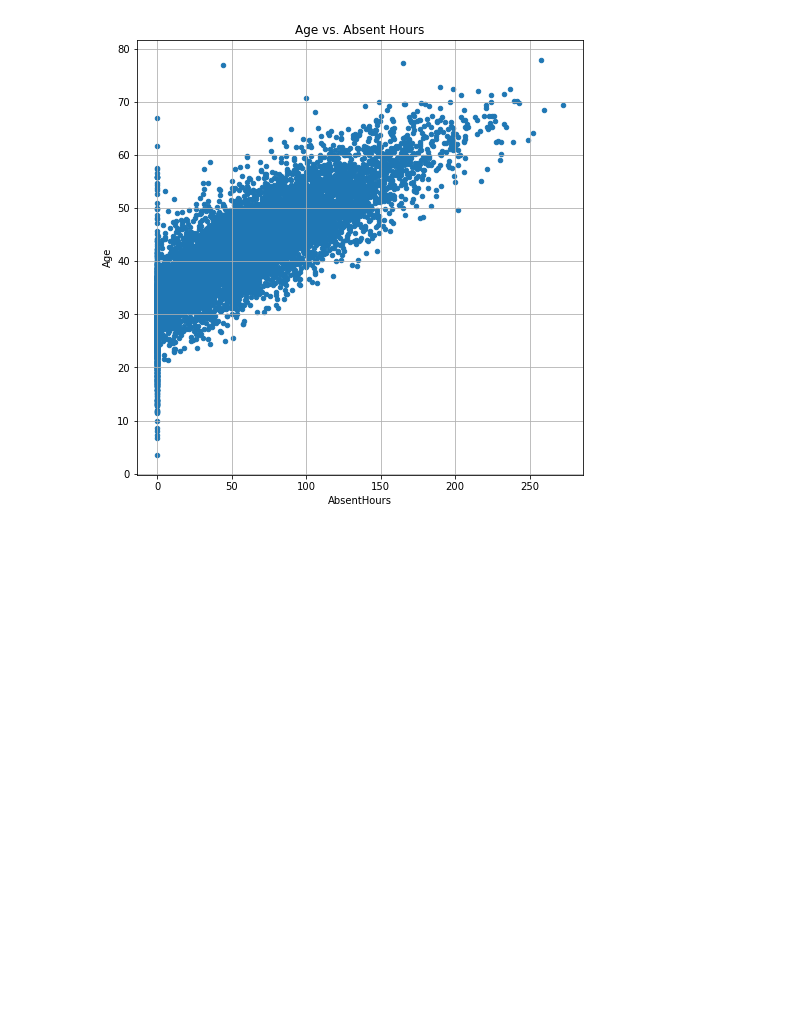
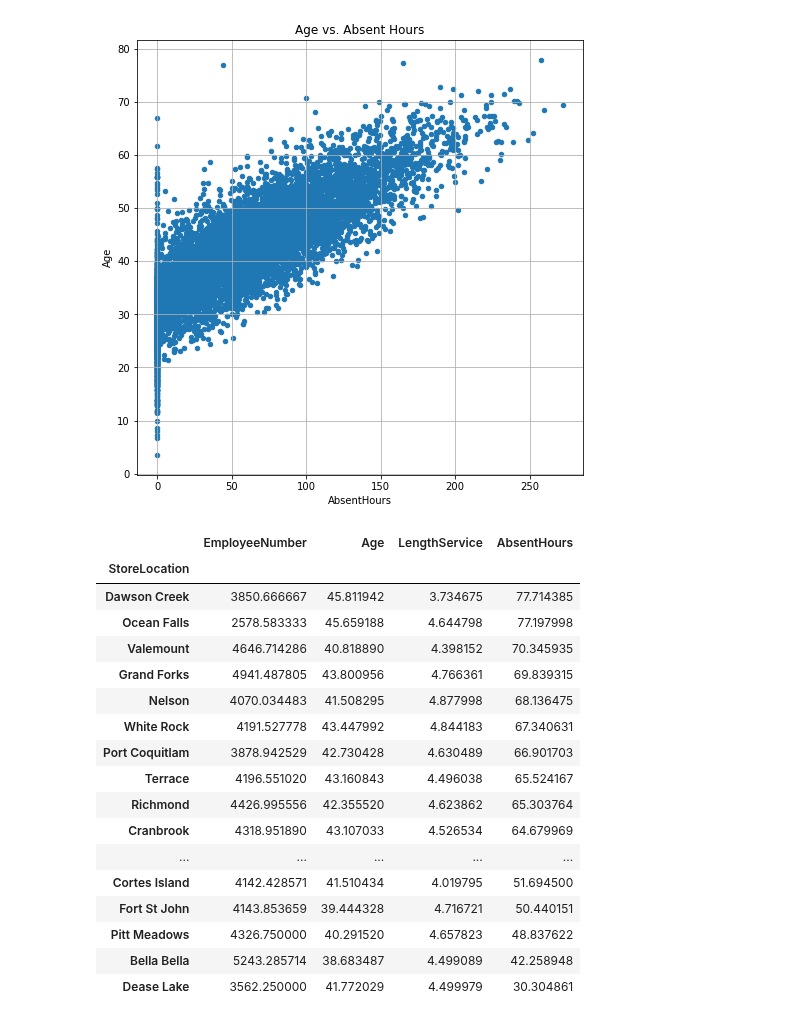
Before and after one commit to josephchancey/work-absenteeism, a Jupyter notebook: Notebooks/People_Analytics_Absenteeism.ipynb, the cells around one changed output. Drawn from its saved outputs; the diff is of its cells as text; code cells hidden in the pictures; blank space fills up the shorter version.

Commit message:
DataFrame store location averages

```diff
--- a/Notebooks/People_Analytics_Absenteeism.ipynb
+++ b/Notebooks/People_Analytics_Absenteeism.ipynb
@@ -89,3 +89,32 @@ df.plot(kind="scatter", x="AbsentHours", y="Age", grid=True, figsize=(8,8), titl
 # %% [output]
 <AxesSubplot:title={'center':'Age vs. Absent Hours'}, xlabel='AbsentHours', ylabel='Age'>
 [figure]
+# %%
+# Which store has most AbsentHours
+stores_df = df[["EmployeeNumber","City","JobTitle","DepartmentName",
+                "StoreLocation", "Division", "Age", "LengthService", "AbsentHours"]]
+
+average_store_absent = stores_df.groupby(['StoreLocation']).mean()
+
+average_store_absent = average_store_absent.sort_values('AbsentHours', ascending=False)
+
+average_store_absent
+# %% [output]
+|  | EmployeeNumber | Age | LengthService | AbsentHours |
+| StoreLocation |  |  |  |  |
+| Dawson Creek | 3850.666667 | 45.811942 | 3.734675 | 77.714385 |
+| Ocean Falls | 2578.583333 | 45.659188 | 4.644798 | 77.197998 |
+| Valemount | 4646.714286 | 40.818890 | 4.398152 | 70.345935 |
+| Grand Forks | 4941.487805 | 43.800956 | 4.766361 | 69.839315 |
+| Nelson | 4070.034483 | 41.508295 | 4.877998 | 68.136475 |
+| White Rock | 4191.527778 | 43.447992 | 4.844183 | 67.340631 |
+| Port Coquitlam | 3878.942529 | 42.730428 | 4.630489 | 66.901703 |
+| Terrace | 4196.551020 | 43.160843 | 4.496038 | 65.524167 |
+| Richmond | 4426.995556 | 42.355520 | 4.623862 | 65.303764 |
+| Cranbrook | 4318.951890 | 43.107033 | 4.526534 | 64.679969 |
+| ... | ... | ... | ... | ... |
+| Cortes Island | 4142.428571 | 41.510434 | 4.019795 | 51.694500 |
+| Fort St John | 4143.853659 | 39.444328 | 4.716721 | 50.440151 |
+| Pitt Meadows | 4326.750000 | 40.291520 | 4.657823 | 48.837622 |
+| Bella Bella | 5243.285714 | 38.683487 | 4.499089 | 42.258948 |
+| Dease Lake | 3562.250000 | 41.772029 | 4.499979 | 30.304861 |
```
